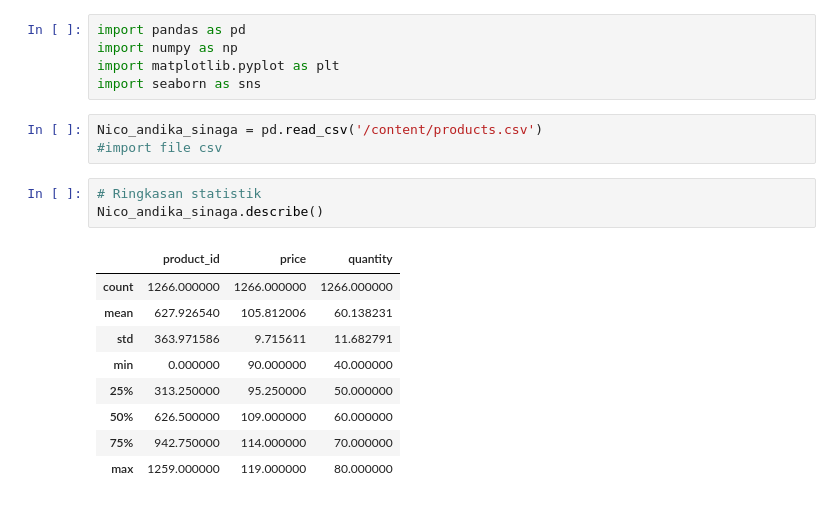
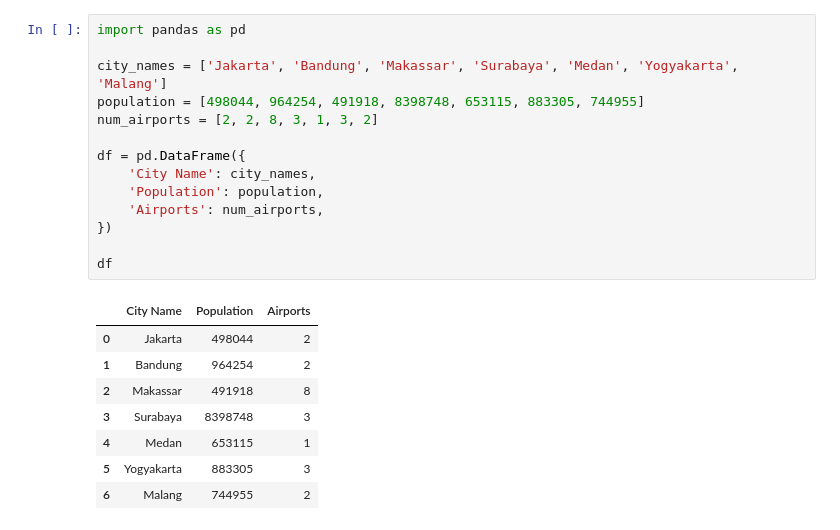
Before and after one commit to Nicoandikasinaga/pemograman-dasar, a Jupyter notebook: Praktikum09.ipynb, the cells around one changed output. Saved outputs shown, nothing was run; the diff lists cells and outputs as text.

```diff
--- a/Praktikum09.ipynb
+++ b/Praktikum09.ipynb
@@ -1,23 +1,25 @@
 # %% [markdown]
 <a href="https://colab.research.google.com/github/Nicoandikasinaga/pemograman-dasar/blob/main/Praktikum09.ipynb" target="_parent"><img src="https://colab.research.google.com/assets/colab-badge.svg" alt="Open In Colab"/></a>
-# %%
-import pandas as pd
-import numpy as np
-import matplotlib.pyplot as plt
-import seaborn as sns
-# %%
-Nico_andika_sinaga = pd.read_csv('/content/products.csv')
-#import file csv
-# %%
-# Ringkasan statistik
-Nico_andika_sinaga.describe()
-# %% [output]
-|  | product_id | price | quantity |
-| count | 1266.000000 | 1266.000000 | 1266.000000 |
-| mean | 627.926540 | 105.812006 | 60.138231 |
-| std | 363.971586 | 9.715611 | 11.682791 |
-| min | 0.000000 | 90.000000 | 40.000000 |
-| 25% | 313.250000 | 95.250000 | 50.000000 |
-| 50% | 626.500000 | 109.000000 | 60.000000 |
-| 75% | 942.750000 | 114.000000 | 70.000000 |
-| max | 1259.000000 | 119.000000 | 80.000000 |
+# %%
+import pandas as pd
+
+city_names = ['Jakarta', 'Bandung', 'Makassar', 'Surabaya', 'Medan', 'Yogyakarta', 'Malang']
+population = [498044, 964254, 491918, 8398748, 653115, 883305, 744955]
+num_airports = [2, 2, 8, 3, 1, 3, 2]
+
+df = pd.DataFrame({
+    'City Name': city_names,
+    'Population': population,
+    'Airports': num_airports,
+})
+
+df
+# %% [output]
+|  | City Name | Population | Airports |
+| 0 | Jakarta | 498044 | 2 |
+| 1 | Bandung | 964254 | 2 |
+| 2 | Makassar | 491918 | 8 |
+| 3 | Surabaya | 8398748 | 3 |
+| 4 | Medan | 653115 | 1 |
+| 5 | Yogyakarta | 883305 | 3 |
+| 6 | Malang | 744955 | 2 |
```
Also changed, not shown: parts of 32 cells of this notebook.
